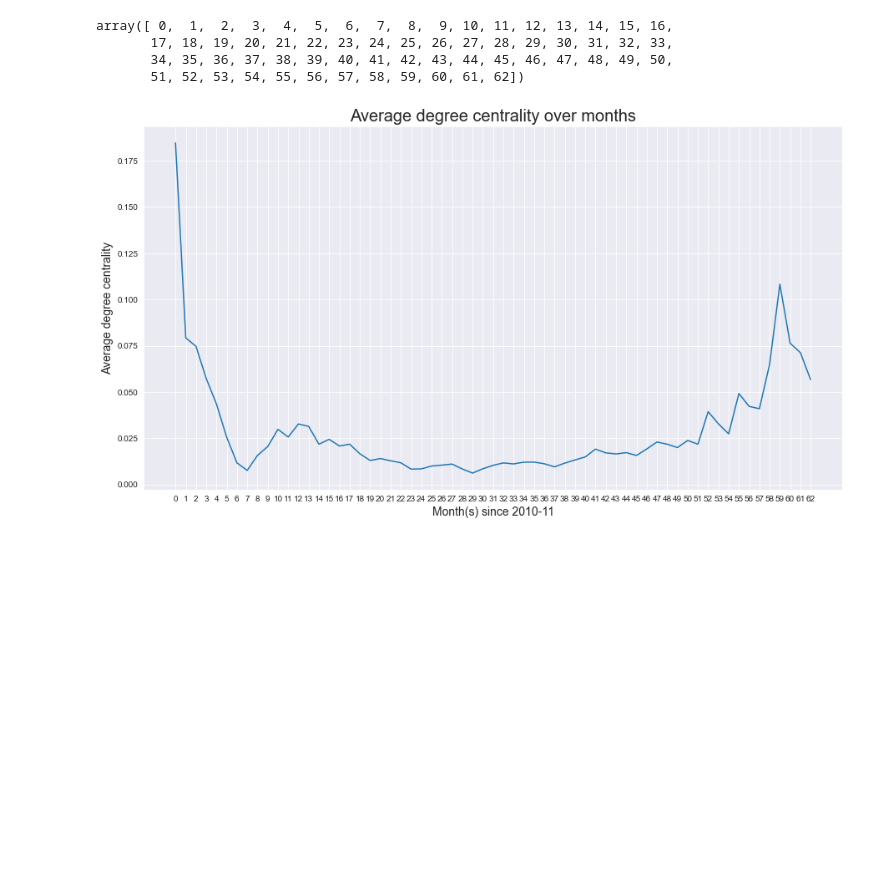
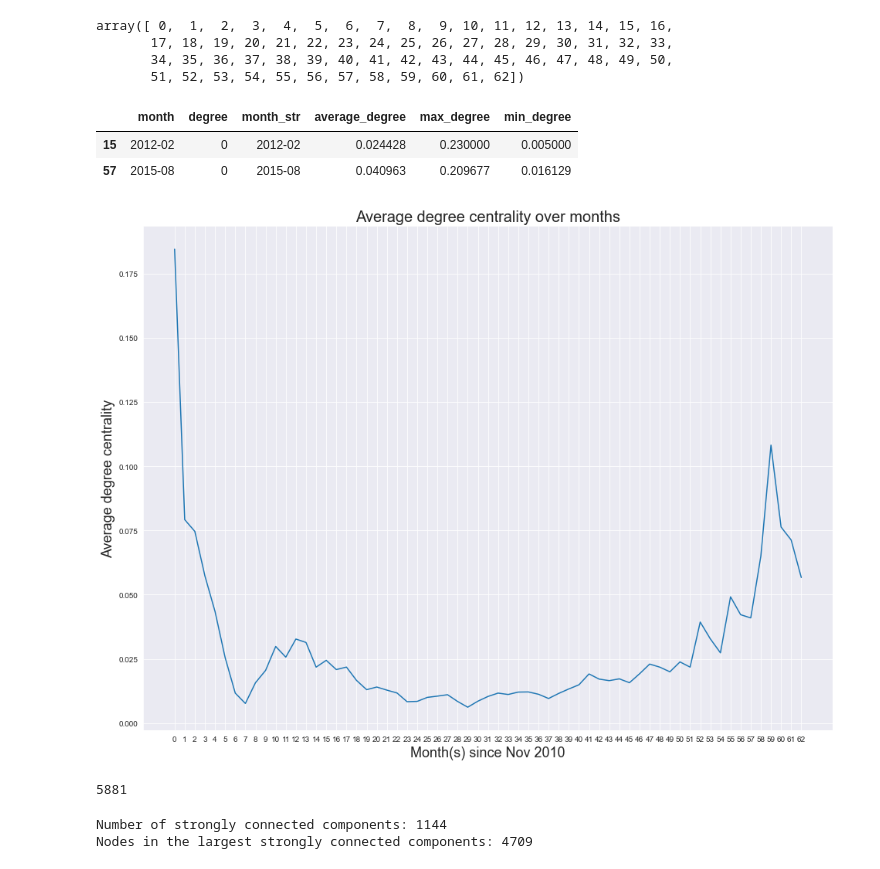
Before and after one commit to ivanmak/dmsn-2021-pg13, a Jupyter notebook: temporal_graph.ipynb, the cells around one changed output. Cells and saved outputs as stored; diff of their text form; code cells hidden in the pictures; blank space fills up the shorter version.

```diff
--- a/temporal_graph.ipynb
+++ b/temporal_graph.ipynb
@@ -98,13 +98,39 @@ array([ 0,  1,  2,  3,  4,  5,  6,  7,  8,  9, 10, 11, 12, 13, 14, 15, 16,
        17, 18, 19, 20, 21, 22, 23, 24, 25, 26, 27, 28, 29, 30, 31, 32, 33,
        34, 35, 36, 37, 38, 39, 40, 41, 42, 43, 44, 45, 46, 47, 48, 49, 50,
        51, 52, 53, 54, 55, 56, 57, 58, 59, 60, 61, 62])
+# %%
+df = pd.DataFrame(pd.Series([month for month in temporal_graph.get_all_months()]), columns=['month'])
+df['degree'] = 0
+df['month_str'] = df.apply(lambda row: row['month'].strftime('%Y-%m'), axis=1)
+
+df['average_degree'] = df.apply(lambda row:
+    pd.DataFrame(
+        nx.algorithms.degree_centrality(temporal_graph.get_DiGraph(row['month'].strftime('%Y-%m'))).items(),
+        columns=['Node','Degree']).set_index(['Node']).mean().values[0], axis=1
+)
+df['max_degree'] = df.apply(lambda row:
+    pd.DataFrame(
+        nx.algorithms.degree_centrality(temporal_graph.get_DiGraph(row['month'].strftime('%Y-%m'))).items(),
+        columns=['Node','Degree']).set_index(['Node']).max().values[0], axis=1
+)
+df['min_degree'] = df.apply(lambda row:
+    pd.DataFrame(
+        nx.algorithms.degree_centrality(temporal_graph.get_DiGraph(row['month'].strftime('%Y-%m'))).items(),
+        columns=['Node','Degree']).set_index(['Node']).min().values[0], axis=1
+)
+# %%
+df[(df['month'] == '2015-08') | (df['month'] == '2012-02')]
+# %% [output]
+|  | month | degree | month_str | average_degree | max_degree | min_degree |
+| 15 | 2012-02 | 0 | 2012-02 | 0.024428 | 0.230000 | 0.005000 |
+| 57 | 2015-08 | 0 | 2015-08 | 0.040963 | 0.209677 | 0.016129 |
 # %%
-plt.figure(figsize=(15, 8))
+plt.figure(figsize=(16, 12))
 fig = sb.lineplot(data=df, x='month_str', y='degree')
 fig.set_title('Average degree centrality over months', fontsize=20)
 fig.set_xticklabels(df.index.values)
-fig.set_xlabel('Month(s) since 2010-11', fontsize=14)
-fig.set_ylabel('Average degree centrality', fontsize=14)
+fig.set_xlabel('Month(s) since Nov 2010', fontsize=18)
+fig.set_ylabel('Average degree centrality', fontsize=18)
 plt.show()
 # %% [output]
-[figure, old version]
+[figure, new version]
@@ -110,0 +139,4 @@ plt.show()
+# %%
+len(graph_all.nodes)
+# %% [output]
+5881
@@ -110,0 +145,8 @@ plt.show()
+# %%
+print(f"""
+Number of strongly connected components: {len(scc)}
+Nodes in the largest strongly connected components: {len(scc[0])}
+""")
+# %% [output]
+Number of strongly connected components: 1144
+Nodes in the largest strongly connected components: 4709
```
Also changed, not shown: parts of 14 cells of this notebook, 3 other files.
